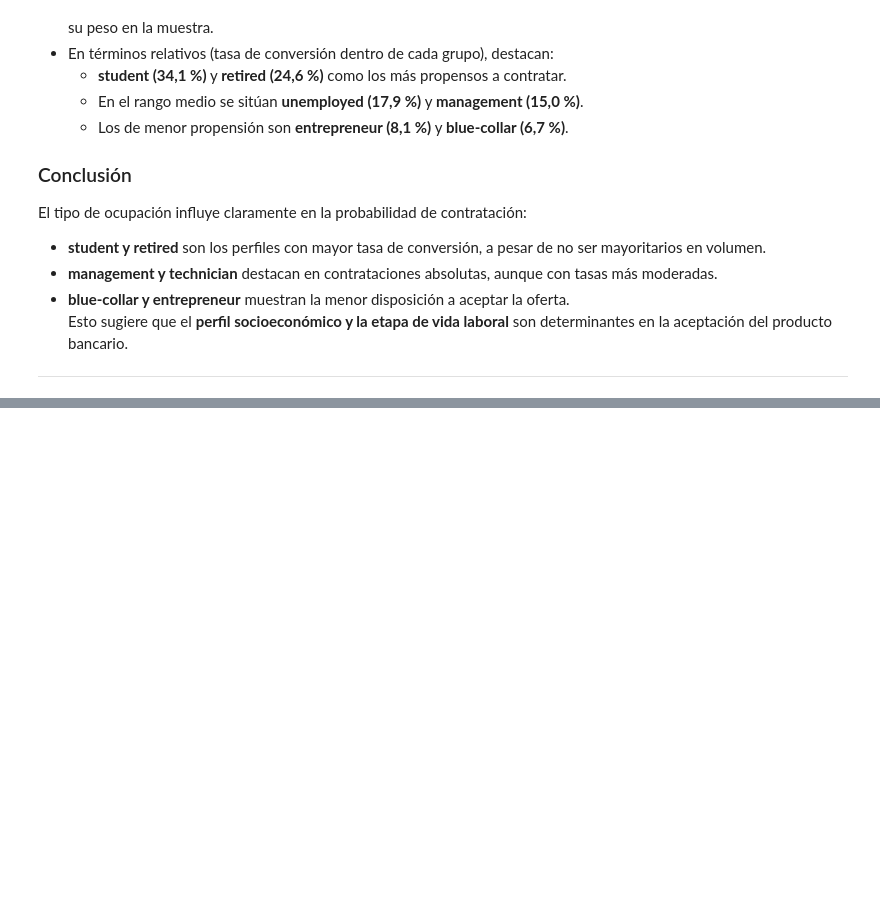
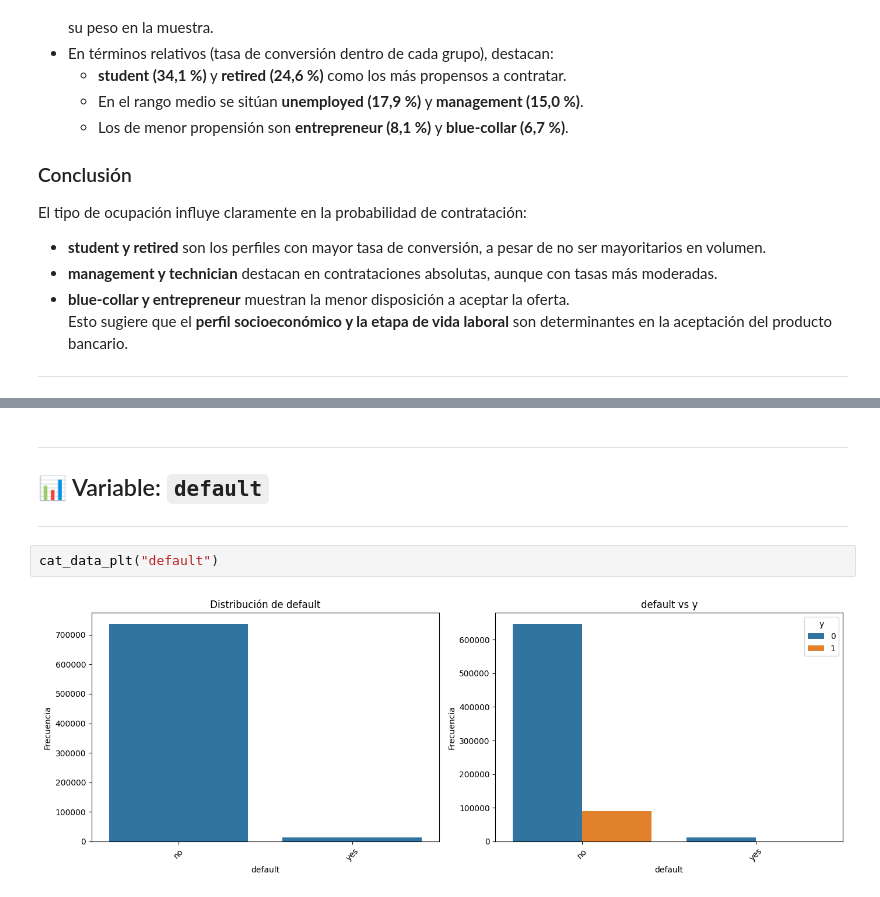
Before and after one commit to sergioroqueh/Kaggle_Binary_Classification_with_a_-Bank_Dataset, a Jupyter notebook: src/explore.ipynb, the cells around one changed output, grey strips where cells are left out. Cells and saved outputs as stored; diff of their text form; blank space fills up the shorter version.

```diff
--- a/src/explore.ipynb
+++ b/src/explore.ipynb
@@ -675,0 +787,10 @@ Esto sugiere que el **perfil socioeconómico y la etapa de vida laboral** son de
+# %% [markdown]
+---
+
+## 📊 Variable: `default`
+
+---
+# %%
+cat_data_plt("default")
+# %% [output]
+[figure, added]
```
Also changed, not shown: parts of 48 cells of this notebook.
